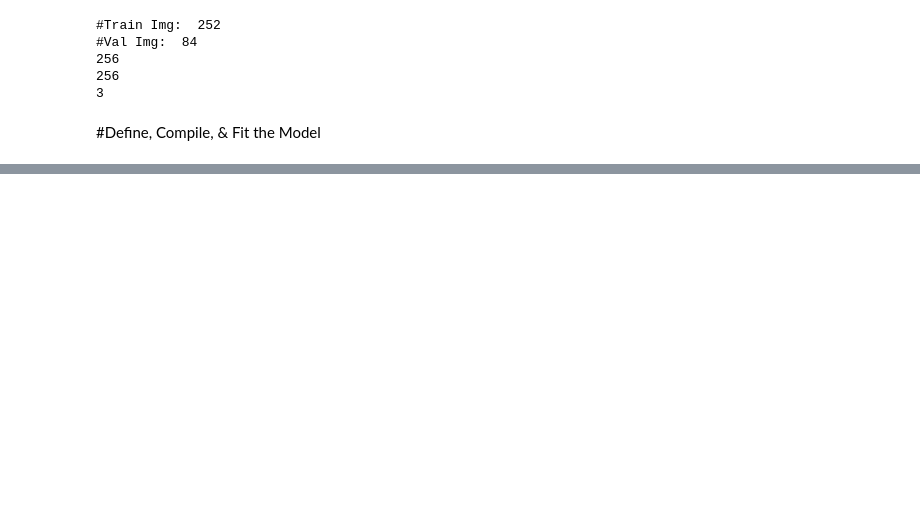
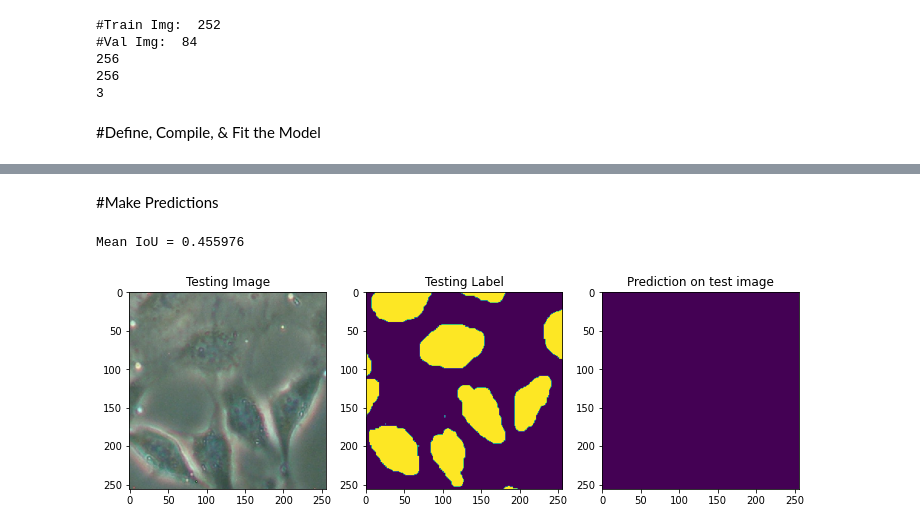
Before and after one commit to Aliii98/UNetCellSegmentationModel, a Jupyter notebook: CellSeg_UNet_ResNet34_W_Patchify.ipynb, the cells around one changed output, grey strips where cells are left out. Drawn from its saved outputs; the diff is of its cells as text; code cells hidden in the pictures; blank space fills up the shorter version.

```diff
--- a/CellSeg_UNet_ResNet34_W_Patchify.ipynb
+++ b/CellSeg_UNet_ResNet34_W_Patchify.ipynb
@@ -486,0 +570,37 @@ AttributeError: ignored
+# %% [markdown]
+#Make Predictions
+# %%
+#batch_size=32 #Check IoU for a batch of images
+
+#Test generator using validation data.
+
+test_image_batch, test_mask_batch = val_img_gen.__next__()
+
+#Convert categorical to integer for visualization and IoU calculation
+test_mask_batch_argmax = np.argmax(test_mask_batch, axis=3)
+test_pred_batch = model.predict(test_image_batch)
+test_pred_batch_argmax = np.argmax(test_pred_batch, axis=3)
+
+n_classes = 2
+IOU_keras = MeanIoU(num_classes=n_classes)
+IOU_keras.update_state(test_pred_batch_argmax, test_mask_batch_argmax)
+print("Mean IoU =", IOU_keras.result().numpy())
+
+#######################################################
+#View a few images, masks and corresponding predictions.
+img_num = random.randint(0, test_image_batch.shape[0]-1)
+
+plt.figure(figsize=(12, 8))
+plt.subplot(231)
+plt.title('Testing Image')
+plt.imshow(test_image_batch[img_num])
+plt.subplot(232)
+plt.title('Testing Label')
+plt.imshow(test_mask_batch_argmax[img_num])
+plt.subplot(233)
+plt.title('Prediction on test image')
+plt.imshow(test_pred_batch_argmax[img_num])
+plt.show()
+# %% [output]
+Mean IoU = 0.455976
+[figure, added]
```
Also changed, not shown: parts of 31 cells of this notebook.
